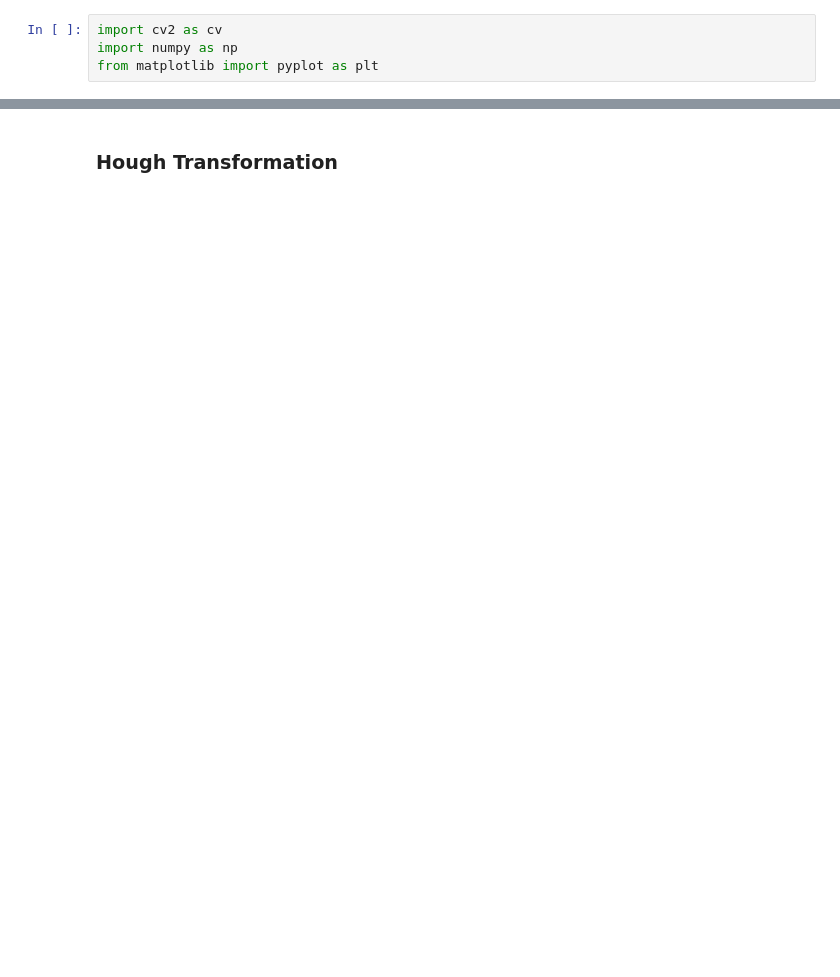
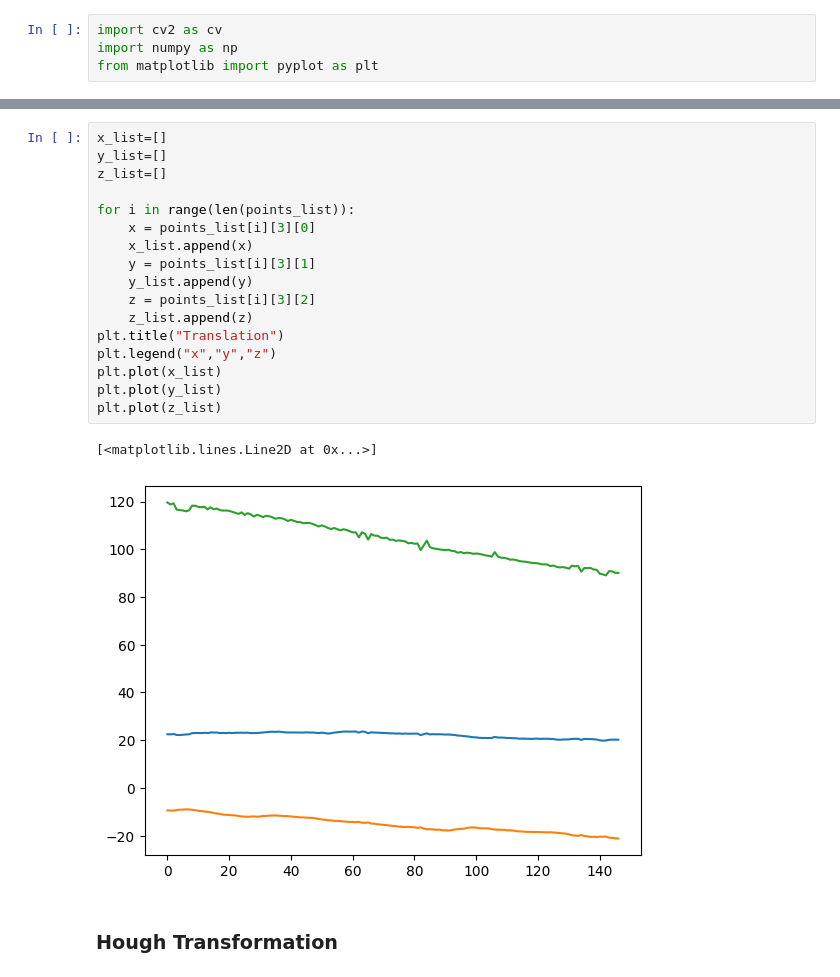
Before and after one commit to KshitijKarnawat/Perception, a Jupyter notebook: Project 2/Hough Transformation/hough_transformation.ipynb, the cells around one changed output, grey strips where cells are left out. Saved outputs shown, nothing was run; the diff lists cells and outputs as text; blank space fills up the shorter version.

```diff
--- a/Project 2/Hough Transformation/hough_transformation.ipynb
+++ b/Project 2/Hough Transformation/hough_transformation.ipynb
@@ -103,2 +214,22 @@ cv.destroyAllWindows()
+# %%
+x_list=[]
+y_list=[]
+z_list=[]
+
+for i in range(len(points_list)):
+    x = points_list[i][3][0]
+    x_list.append(x)
+    y = points_list[i][3][1]
+    y_list.append(y)
+    z = points_list[i][3][2]
+    z_list.append(z)
+plt.title("Translation")
+plt.legend("x","y","z")
+plt.plot(x_list)
+plt.plot(y_list)
+plt.plot(z_list)
+# %% [output]
+[<matplotlib.lines.Line2D at 0x...>]
+[figure, added]
 # %% [markdown]
 ### Hough Transformation
```
Also changed, not shown: parts of 3 cells of this notebook, 4 other files.
